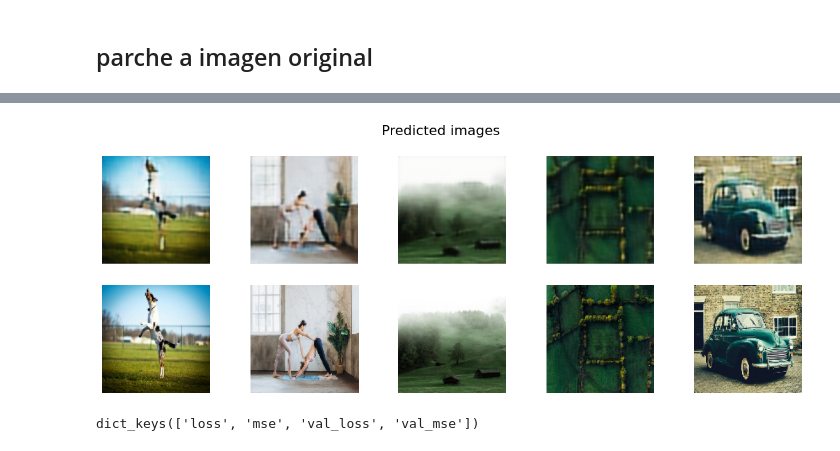
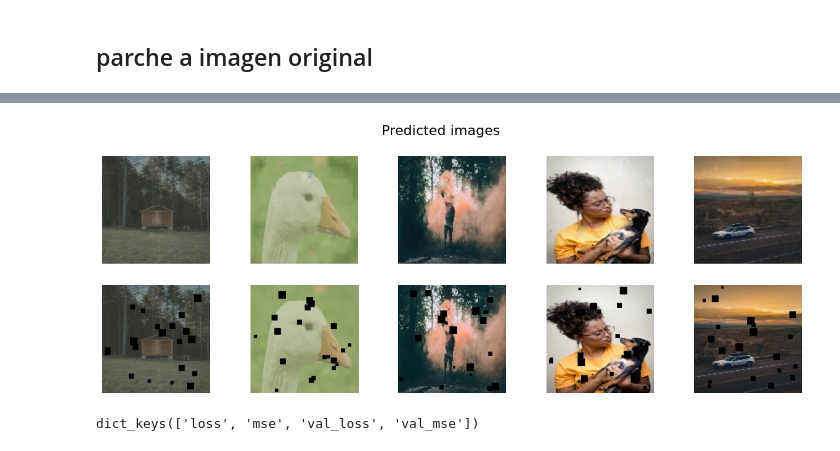
Before and after one commit to Checui/water-mark-remover, a Jupyter notebook: pretrained_unet.ipynb, the cells around one changed output, grey strips where cells are left out. Drawn from its saved outputs; the diff is of its cells as text; code cells hidden in the pictures.

```diff
--- a/pretrained_unet.ipynb
+++ b/pretrained_unet.ipynb
@@ -505,0 +465,4 @@ _________________________________________________________________
+# %%
+modelo_4 = build_generator(128, 128, [32,64,128], use_batch_norm=False, use_skip_connections=True)
+
+modelo_4.summary()
@@ -505,0 +487,13 @@ _________________________________________________________________
+# %%
+# show a image in x_train and y_train one next to the other
+plt.rcParams['figure.figsize'] = [15, 5]
+fig, axs = plt.subplots(2, 5)
+fig.suptitle('Original images', fontsize=16)
+for i in range(5):
+    axs[0,i].imshow(X_train[i][:,:,::-1])
+    axs[0,i].axis('off')
+
+for i in range(5):
+    axs[1,i].imshow(y_train[i][:,:,::-1])
+    axs[1,i].axis('off')
+plt.show()
@@ -505,0 +502,13 @@ _________________________________________________________________
+# %%
+# show a image in x_test and y_test one next to the other
+plt.rcParams['figure.figsize'] = [15, 5]
+fig, axs = plt.subplots(2, 5)
+fig.suptitle('Original images', fontsize=16)
+for i in range(5):
+    axs[0,i].imshow(X_test[i][:,:,::-1])
+    axs[0,i].axis('off')
+
+for i in range(5):
+    axs[1,i].imshow(y_test[i][:,:,::-1])
+    axs[1,i].axis('off')
+plt.show()
@@ -506,5 +517,5 @@ _________________________________________________________________
 # %%
 modelo_4.compile(optimizer='adam', loss='mse', metrics=['mse'])
 # %%
-history= modelo_4.fit(y_train_noise, y_train, epochs=200, batch_size=128, validation_data=(y_test_noise, y_test))
+history= modelo_4.fit(X_train, y_train, epochs=200, batch_size=128, validation_data=(X_test, y_test))
 # %% [output]
@@ -512,6 +548,6 @@ Error:
 # %%
 # show predict images
-y_pred = modelo_4.predict(y_test)
+y_pred = modelo_4.predict(X_test)
 
 plt.rcParams['figure.figsize'] = [15, 5]
 fig, axs = plt.subplots(2, 5)
@@ -521,7 +557,7 @@ for i in range(5):
     axs[0,i].axis('off')
 
 for i in range(5):
-    axs[1,i].imshow(y_test[i][:,:,::-1])
+    axs[1,i].imshow(X_test[i][:,:,::-1])
     axs[1,i].axis('off')
 plt.show()
 plt.close()
@@ -530,4 +566,4 @@ plt.close()
-[figure, old version]
+[figure, new version]
 # %%
 history.history.keys()
 # %% [output]
```
Also changed, not shown: parts of 23 cells of this notebook, 1 other file.
